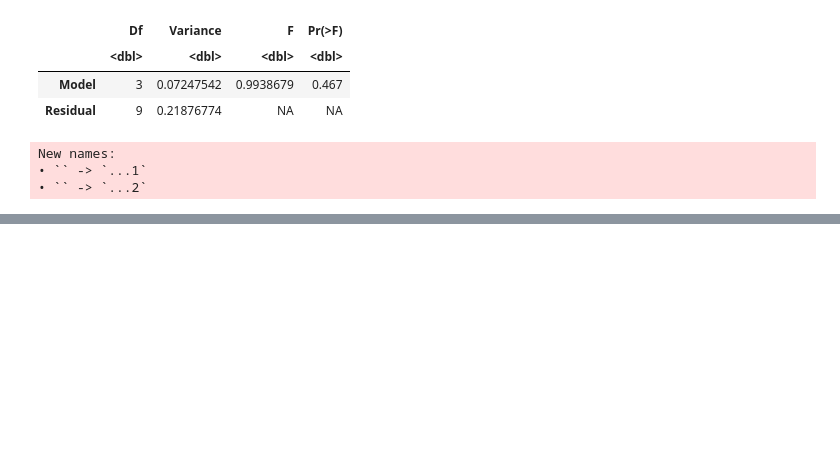
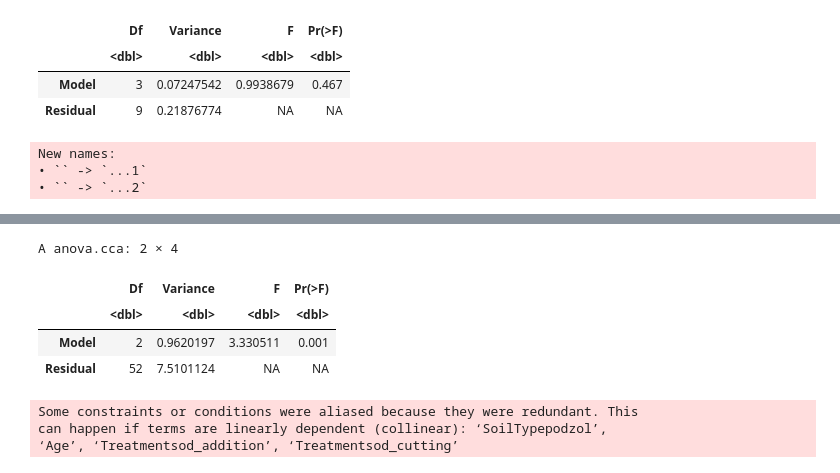
Before and after one commit to cdesouza02/physalia-multivariate, a Jupyter notebook: 04-thursday/DeSouza_thursday.ipynb, the cells around one changed output, grey strips where cells are left out. Cells and saved outputs as stored; diff of their text form; code cells hidden in the pictures; blank space fills up the shorter version.

```diff
--- a/04-thursday/DeSouza_thursday.ipynb
+++ b/04-thursday/DeSouza_thursday.ipynb
@@ -220,0 +379,5 @@ New names:
+# %%
+m4 <- rda(fungi_all ~ Treatment:Age +
+            Condition(Stand + Treatment + Treatment * SoilType),
+          data = design_all)
+m4
@@ -220,0 +405,16 @@ New names:
+# %%
+anova(m4, permutations = split_h)
+# %% [output]
+A anova.cca: 2 × 4
+|  | Df | Variance | F | Pr(>F) |
+|  | <dbl> | <dbl> | <dbl> | <dbl> |
+| Model | 2 | 0.9620197 | 3.330511 | 0.001 |
+| Residual | 52 | 7.5101124 | NA | NA |
+# %%
+m4 <- rda(fungi_all ~ Age + Treatment + Treatment:Age +
+            Condition(Stand + SoilType + Treatment:SoilType),
+          data = design_all)
+# %% [output]
+Some constraints or conditions were aliased because they were redundant. This
+can happen if terms are linearly dependent (collinear): ‘SoilTypepodzol’,
+‘Age’, ‘Treatmentsod_addition’, ‘Treatmentsod_cutting’
```
Also changed, not shown: parts of 15 cells of this notebook.
